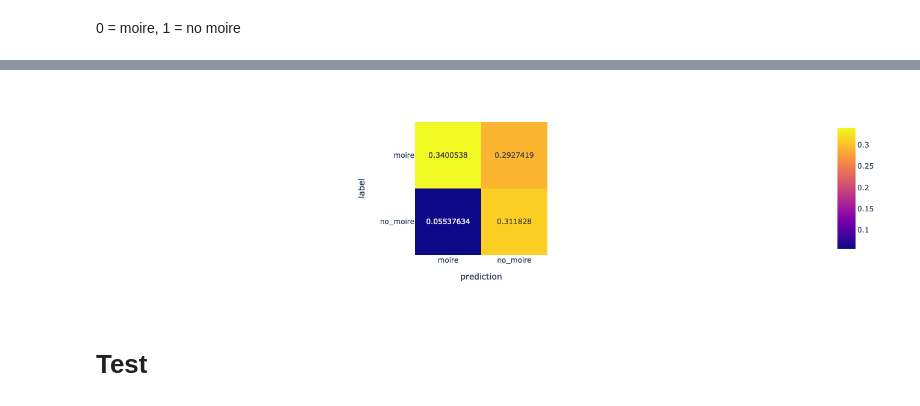
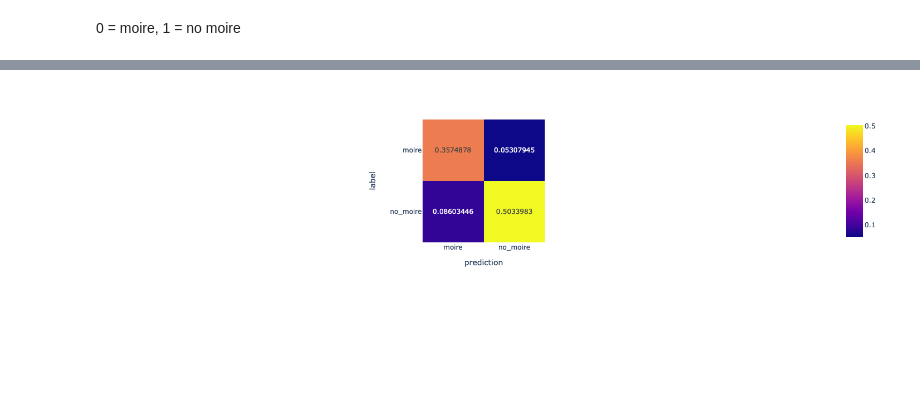
Before and after one commit to FBirwe/master-thesis_moire_detection, a Jupyter notebook: 80_Auswertungen/calc_model_metrics.ipynb, the cells around one changed output, grey strips where cells are left out. Drawn from its saved outputs; the diff is of its cells as text; code cells hidden in the pictures; blank space fills up the shorter version.

```diff
--- a/80_Auswertungen/calc_model_metrics.ipynb
+++ b/80_Auswertungen/calc_model_metrics.ipynb
@@ -108,4 +95,12 @@ data[]
+# %%
+metrics = {}
+
+for dataset in data.dataset.unique():
+    metrics[dataset] = calc_metrics( data.loc[data.dataset == dataset] )
 # %%
-metrics = calc_metrics( data )
-metrics
+metrics_df = pd.DataFrame.from_dict([metrics[key] for key in metrics])
+metrics_df.loc[:,'dataset'] = [key for key in metrics]
+metrics_df.set_index('dataset', inplace=True)
+
+metrics_df.T.loc[:,['test','real_val']]
 # %% [output]
@@ -152,3 +118,3 @@ real_val_metrics
 # %%
-get_confusion_matrix( real_val_metrics, relative=True )
+get_confusion_matrix( metrics['train'], relative=True )
 # %% [output]
@@ -156,3 +121 @@ get_confusion_matrix( real_val_metrics, relative=True )
-[figure, old version]
+[figure, new version]
-# %% [markdown]
-# Test
```
Also changed, not shown: parts of 25 cells of this notebook, 2 other files.
